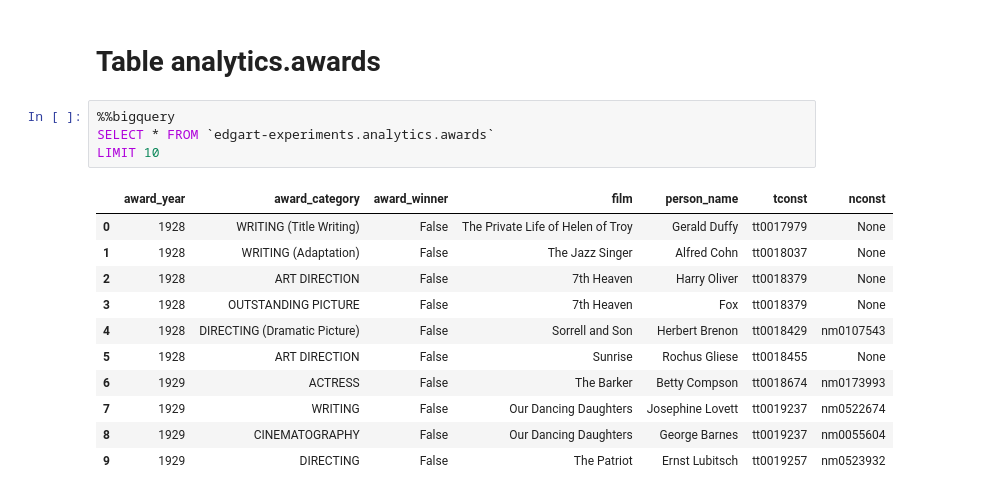
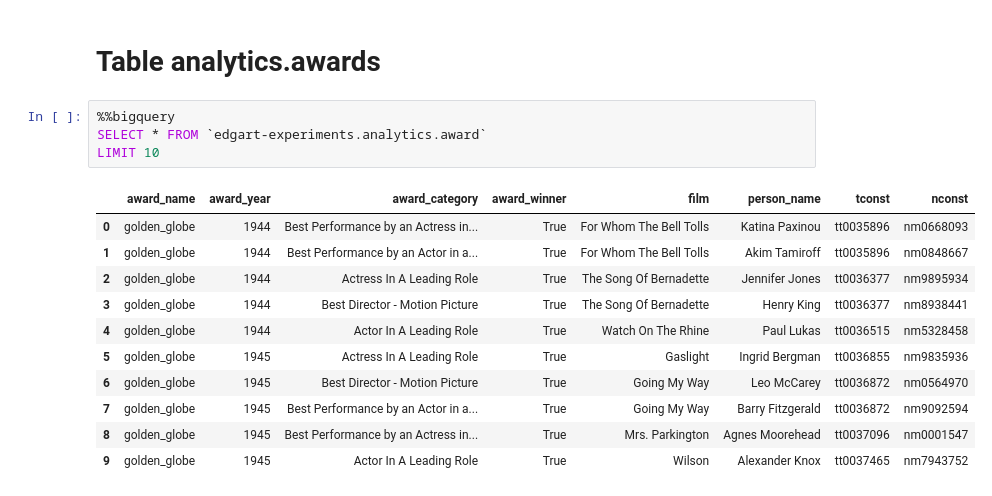
Before and after one commit to edgartanaka/udacity-data-engineering, a Jupyter notebook: capstone/notebooks/analytics_sample_data.ipynb, the cells around one changed output. Drawn from its saved outputs; the diff is of its cells as text.

```diff
--- a/capstone/notebooks/analytics_sample_data.ipynb
+++ b/capstone/notebooks/analytics_sample_data.ipynb
@@ -153,17 +149,17 @@ LIMIT 10
 # Table analytics.awards
 # %%
 %%bigquery
-SELECT * FROM `edgart-experiments.analytics.awards`
+SELECT * FROM `edgart-experiments.analytics.award`
 LIMIT 10
 # %% [output]
-|  | award_year | award_category | award_winner | film | person_name | tconst | nconst |
-| 0 | 1928 | WRITING (Title Writing) | False | The Private Life of Helen of Troy | Gerald Duffy | tt0017979 | None |
-| 1 | 1928 | WRITING (Adaptation) | False | The Jazz Singer | Alfred Cohn | tt0018037 | None |
-| 2 | 1928 | ART DIRECTION | False | 7th Heaven | Harry Oliver | tt0018379 | None |
-| 3 | 1928 | OUTSTANDING PICTURE | False | 7th Heaven | Fox | tt0018379 | None |
-| 4 | 1928 | DIRECTING (Dramatic Picture) | False | Sorrell and Son | Herbert Brenon | tt0018429 | nm0107543 |
-| 5 | 1928 | ART DIRECTION | False | Sunrise | Rochus Gliese | tt0018455 | None |
-| 6 | 1929 | ACTRESS | False | The Barker | Betty Compson | tt0018674 | nm0173993 |
-| 7 | 1929 | WRITING | False | Our Dancing Daughters | Josephine Lovett | tt0019237 | nm0522674 |
-| 8 | 1929 | CINEMATOGRAPHY | False | Our Dancing Daughters | George Barnes | tt0019237 | nm0055604 |
-| 9 | 1929 | DIRECTING | False | The Patriot | Ernst Lubitsch | tt0019257 | nm0523932 |
+|  | award_name | award_year | award_category | award_winner | film | person_name | tconst | nconst |
+| 0 | golden_globe | 1944 | Best Performance by an Actress in... | True | For Whom The Bell Tolls | Katina Paxinou | tt0035896 | nm0668093 |
+| 1 | golden_globe | 1944 | Best Performance by an Actor in a... | True | For Whom The Bell Tolls | Akim Tamiroff | tt0035896 | nm0848667 |
+| 2 | golden_globe | 1944 | Actress In A Leading Role | True | The Song Of Bernadette | Jennifer Jones | tt0036377 | nm9895934 |
+| 3 | golden_globe | 1944 | Best Director - Motion Picture | True | The Song Of Bernadette | Henry King | tt0036377 | nm8938441 |
+| 4 | golden_globe | 1944 | Actor In A Leading Role | True | Watch On The Rhine | Paul Lukas | tt0036515 | nm5328458 |
+| 5 | golden_globe | 1945 | Actress In A Leading Role | True | Gaslight | Ingrid Bergman | tt0036855 | nm9835936 |
+| 6 | golden_globe | 1945 | Best Director - Motion Picture | True | Going My Way | Leo McCarey | tt0036872 | nm0564970 |
+| 7 | golden_globe | 1945 | Best Performance by an Actor in a... | True | Going My Way | Barry Fitzgerald | tt0036872 | nm9092594 |
+| 8 | golden_globe | 1945 | Best Performance by an Actress in... | True | Mrs. Parkington | Agnes Moorehead | tt0037096 | nm0001547 |
+| 9 | golden_globe | 1945 | Actor In A Leading Role | True | Wilson | Alexander Knox | tt0037465 | nm7943752 |
```
Also changed, not shown: parts of 7 cells of this notebook, 1 other file.
